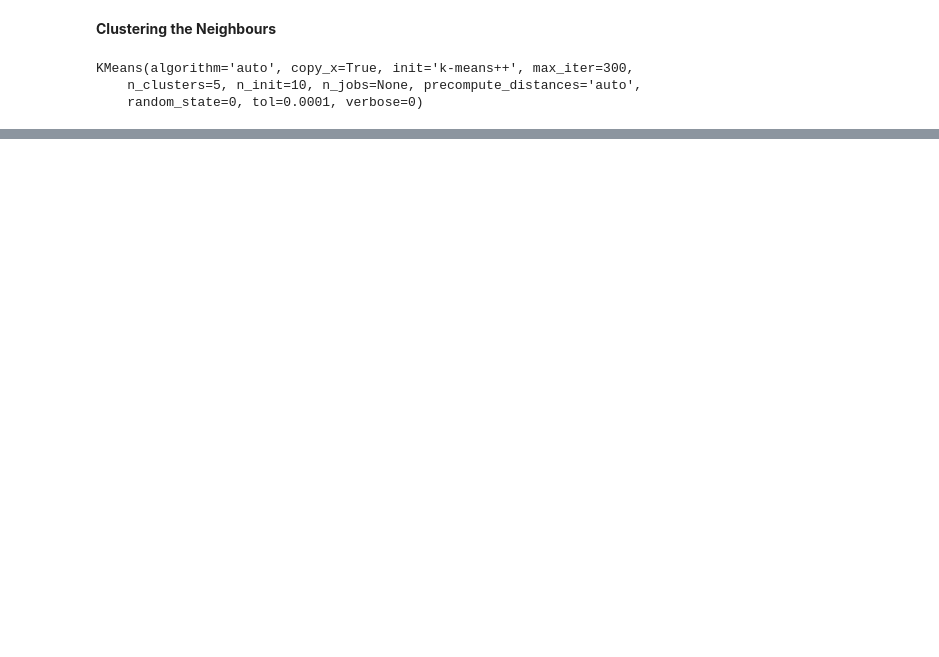
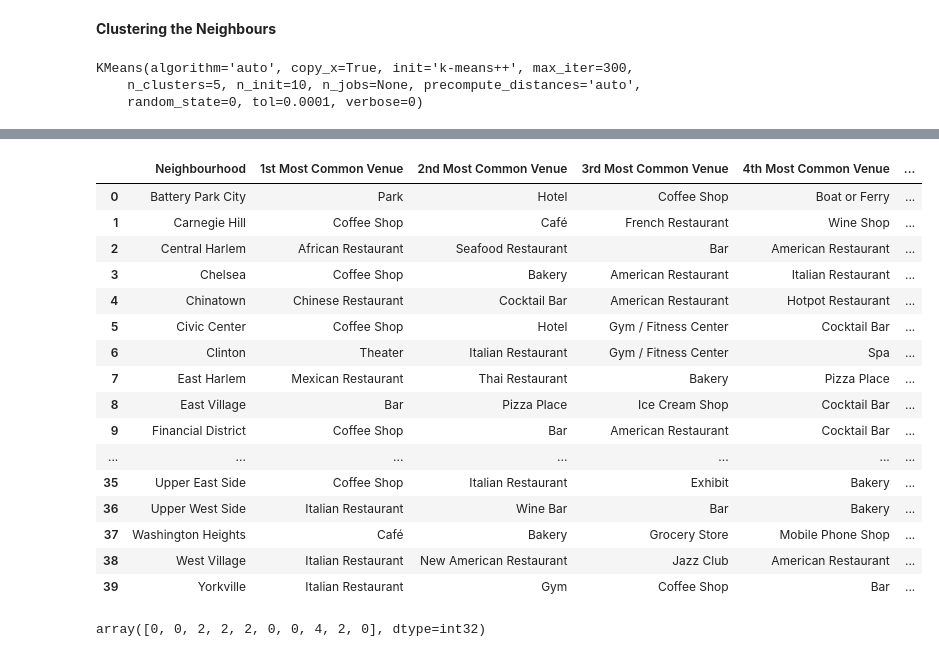
Before and after one commit to hefangzhang/Coursera_Capstone, a Jupyter notebook: Capstone-week3.ipynb, the cells around one changed output, grey strips where cells are left out. Saved outputs shown, nothing was run; the diff lists cells and outputs as text; code cells hidden in the pictures; blank space fills up the shorter version.

```diff
--- a/Capstone-week3.ipynb
+++ b/Capstone-week3.ipynb
@@ -542,0 +671,3 @@ downtown_toronto_merged.head()
+# %%
+import folium
+map_manhattan = folium.Map(location=[latitude, longitude], zoom_start=11)
@@ -542,0 +736,14 @@ downtown_toronto_merged.head()
+# %%
+manhattan_grouped = manhattan_onehot.groupby('Neighbourhood').mean().reset_index()
+# %%
+num_top_venues = 5
+
+for hood in manhattan_grouped['Neighbourhood']:
+    print("----"+hood+"----")
+    temp = manhattan_grouped[manhattan_grouped['Neighbourhood'] == hood].T.reset_index()
+    temp.columns = ['venue','freq']
+    temp = temp.iloc[1:]
+    temp['freq'] = temp['freq'].astype(float)
+    temp = temp.round({'freq': 2})
+    print(temp.sort_values('freq', ascending=False).reset_index(drop=True).head(num_top_venues))
+    print('\n')
@@ -542,0 +768,57 @@ downtown_toronto_merged.head()
+# %%
+def return_most_common_venues(row, num_top_venues):
+    row_categories = row.iloc[1:]
+    row_categories_sorted = row_categories.sort_values(ascending=False)
+
+    return row_categories_sorted.index.values[0:num_top_venues]
+# %%
+num_top_venues = 10
+
+indicators = ['st', 'nd', 'rd']
+
+# create columns according to number of top venues
+columns = ['Neighbourhood']
+for ind in np.arange(num_top_venues):
+    try:
+        columns.append('{}{} Most Common Venue'.format(ind+1, indicators[ind]))
+    except:
+        columns.append('{}th Most Common Venue'.format(ind+1))
+
+# create a new dataframe
+neighborhoods_venues_sorted = pd.DataFrame(columns=columns)
+neighborhoods_venues_sorted['Neighbourhood'] = manhattan_grouped['Neighbourhood']
+
+for ind in np.arange(manhattan_grouped.shape[0]):
+    neighborhoods_venues_sorted.iloc[ind, 1:] = return_most_common_venues(manhattan_grouped.iloc[ind, :], num_top_venues)
+
+neighborhoods_venues_sorted
+# %% [output]
+|  | Neighbourhood | 1st Most Common Venue | 2nd Most Common Venue | 3rd Most Common Venue | 4th Most Common Venue | ... |
+| 0 | Battery Park City | Park | Hotel | Coffee Shop | Boat or Ferry | ... |
+| 1 | Carnegie Hill | Coffee Shop | Café | French Restaurant | Wine Shop | ... |
+| 2 | Central Harlem | African Restaurant | Seafood Restaurant | Bar | American Restaurant | ... |
+| 3 | Chelsea | Coffee Shop | Bakery | American Restaurant | Italian Restaurant | ... |
+| 4 | Chinatown | Chinese Restaurant | Cocktail Bar | American Restaurant | Hotpot Restaurant | ... |
+| 5 | Civic Center | Coffee Shop | Hotel | Gym / Fitness Center | Cocktail Bar | ... |
+| 6 | Clinton | Theater | Italian Restaurant | Gym / Fitness Center | Spa | ... |
+| 7 | East Harlem | Mexican Restaurant | Thai Restaurant | Bakery | Pizza Place | ... |
+| 8 | East Village | Bar | Pizza Place | Ice Cream Shop | Cocktail Bar | ... |
+| 9 | Financial District | Coffee Shop | Bar | American Restaurant | Cocktail Bar | ... |
+| ... | ... | ... | ... | ... | ... | ... |
+| 35 | Upper East Side | Coffee Shop | Italian Restaurant | Exhibit | Bakery | ... |
+| 36 | Upper West Side | Italian Restaurant | Wine Bar | Bar | Bakery | ... |
+| 37 | Washington Heights | Café | Bakery | Grocery Store | Mobile Phone Shop | ... |
+| 38 | West Village | Italian Restaurant | New American Restaurant | Jazz Club | American Restaurant | ... |
+| 39 | Yorkville | Italian Restaurant | Gym | Coffee Shop | Bar | ... |
+# %%
+kclusters = 5
+
+manhattan_grouped_clustering = manhattan_grouped.drop('Neighbourhood', 1)
+
+# run k-means clustering
+kmeans = KMeans(n_clusters=kclusters, random_state=0).fit(manhattan_grouped_clustering)
+
+# check cluster labels generated for each row in the dataframe
+kmeans.labels_[0:10]
+# %% [output]
+array([0, 0, 2, 2, 2, 0, 0, 4, 2, 0], dtype=int32)
```
Also changed, not shown: parts of 32 cells of this notebook.
